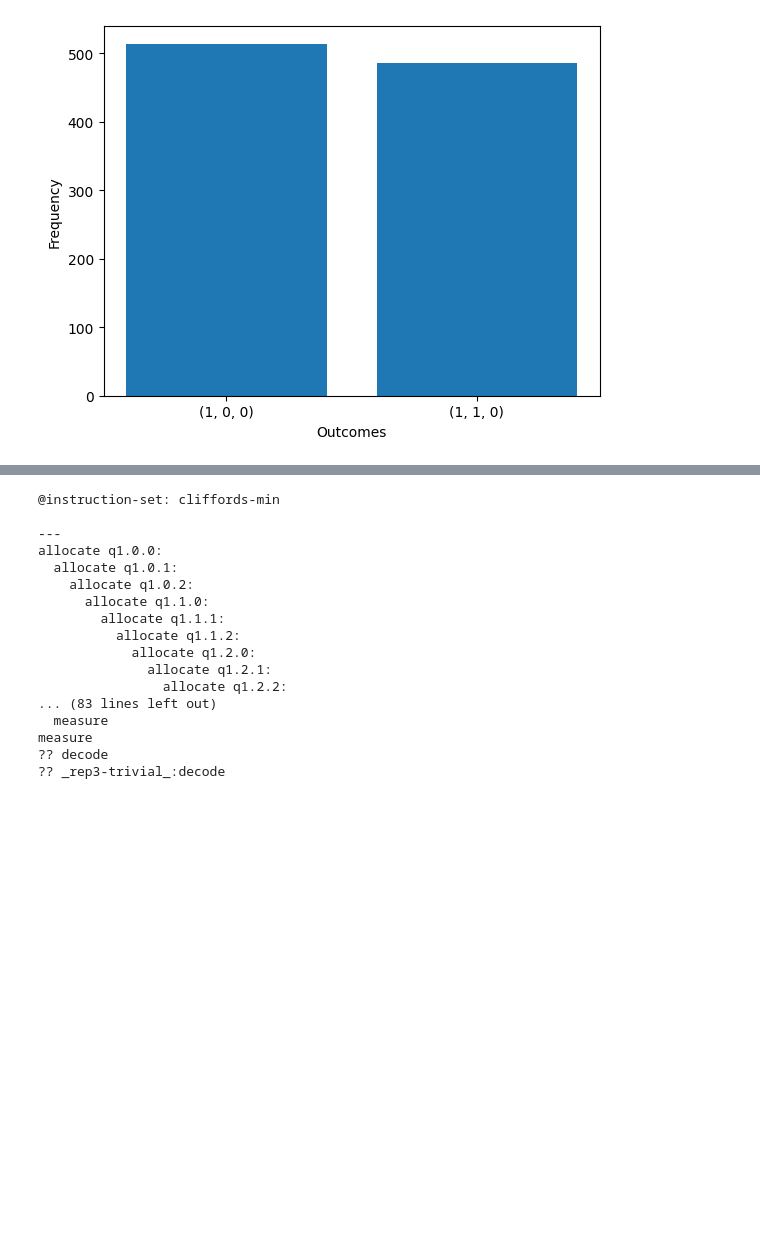
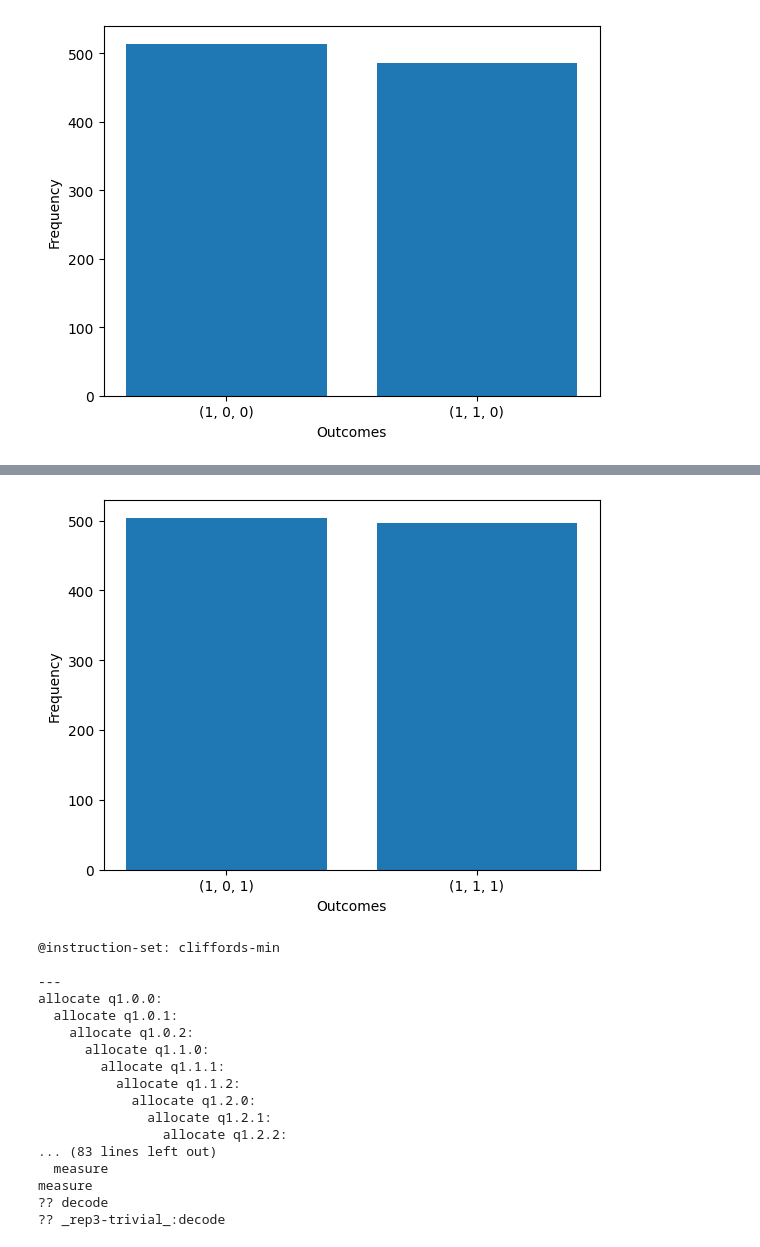
Before and after one commit to anpaz/qstack, a Jupyter notebook: examples/5.compile.ipynb, the cells around one changed output, grey strips where cells are left out. Drawn from its saved outputs; the diff is of its cells as text; code cells hidden in the pictures; blank space fills up the shorter version.

```diff
--- a/examples/5.compile.ipynb
+++ b/examples/5.compile.ipynb
@@ -131,3 +169,9 @@ machine = local_machine_for(rep3.instruction_set, callbacks=rep3_callbacks)
 machine.eval(rep3).plot_histogram()
 # %% [output]
 [figure]
+# %%
+# We can easily compile the encoded program to the H2 instruction set as well.
+rep3_h2_program, rep3_h2_callbacks = h2_compiler.compile(rep3, rep3_callbacks)
+
+# Print the program after compiling to H2.
+print(rep3_h2_program)
@@ -134,3 +196,9 @@ machine.eval(rep3).plot_histogram()
+# %%
+# Set up a machine for the repetition-coded program and evaluate it.
+machine = local_machine_for(rep3_h2_program.instruction_set, callbacks=rep3_h2_callbacks)
+machine.eval(rep3_h2_program).plot_histogram()
+# %% [output]
+[figure, added]
 # %%
 # Apply the repetition code again to the program.
 rep3bis, rep3bis_callbacks = compiler.compile(rep3, rep3_callbacks)
```
Also changed, not shown: parts of 8 cells of this notebook, 2 other files.
